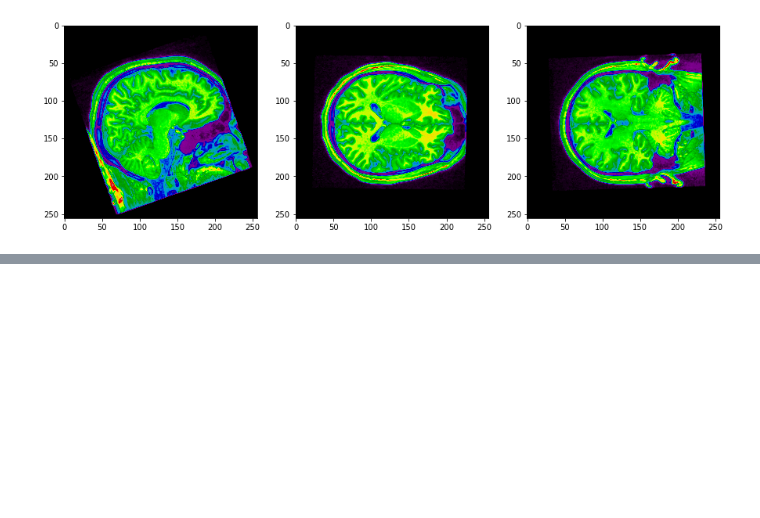
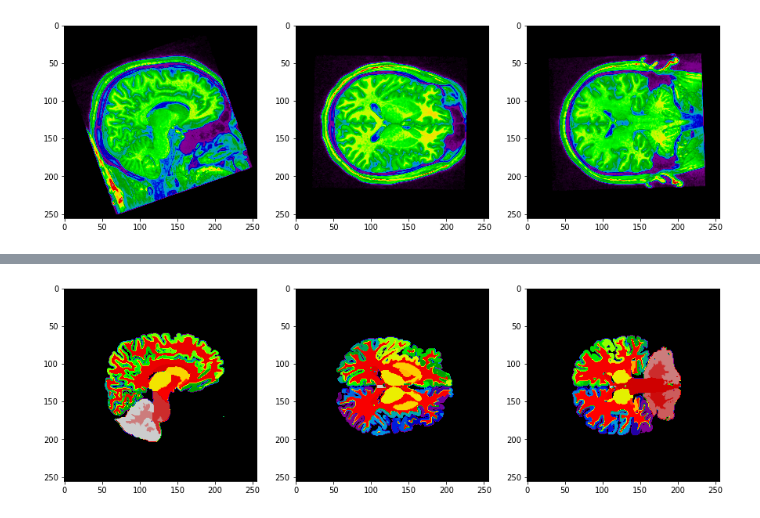
Before and after one commit to catalyst-team/neuro, a Jupyter notebook: GMWM_Prediction_and_Visualization.ipynb, the cells around one changed output, grey strips where cells are left out. Drawn from its saved outputs; the diff is of its cells as text; code cells hidden in the pictures; blank space fills up the shorter version.

```diff
--- a/GMWM_Prediction_and_Visualization.ipynb
+++ b/GMWM_Prediction_and_Visualization.ipynb
@@ -91,0 +209,7 @@ show_slices(
+# %%
+show_slices(
+    [meshnet_atlas_predicted_segmentation[120, :,:].cpu(),
+     meshnet_atlas_predicted_segmentation[:, 120,:].cpu(),
+     meshnet_atlas_predicted_segmentation[:, :, 120].cpu()], raw=False)
+# %% [output]
+[figure, added]
```
Also changed, not shown: parts of 24 cells of this notebook.
